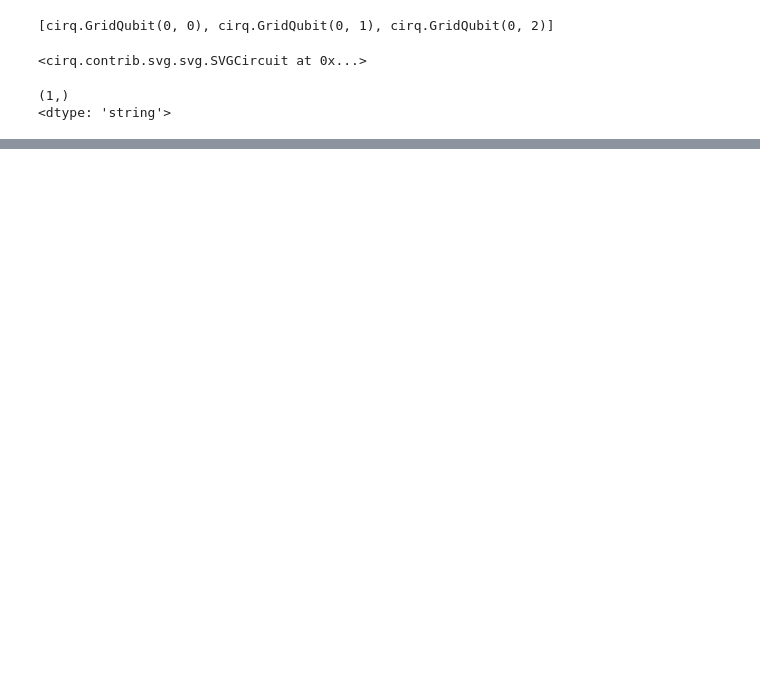
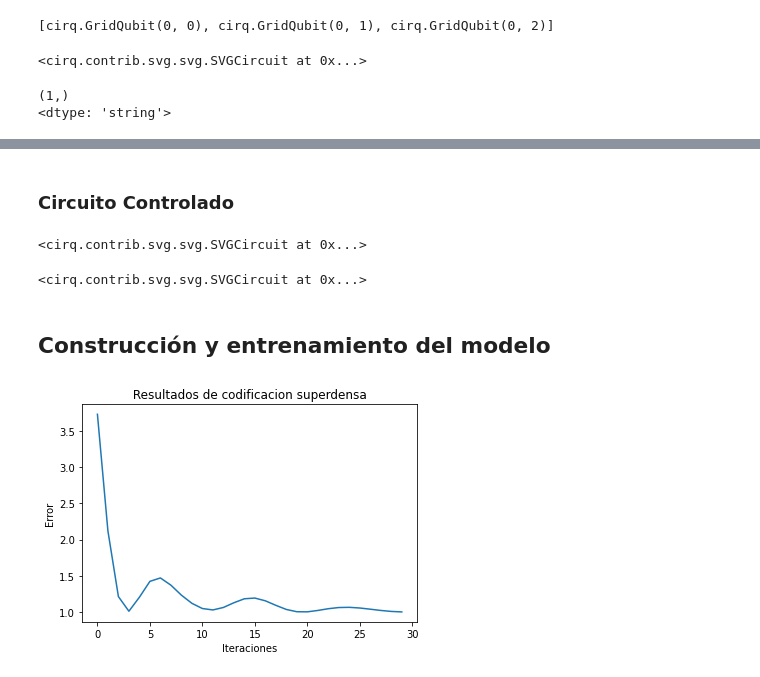
Before and after one commit to GPatiA2/ProyectoAPCC, a Jupyter notebook: Proyecto APCC.ipynb, the cells around one changed output, grey strips where cells are left out. Cells and saved outputs as stored; diff of their text form; code cells hidden in the pictures; blank space fills up the shorter version.

```diff
--- a/Proyecto APCC.ipynb
+++ b/Proyecto APCC.ipynb
@@ -324,6 +387,6 @@ print(valores_ruido)
 # %%
 ctr_params = sp.symbols('v0 , v1')
-c2, qubits = prodTelepRyC(0.3, 0.3, ctr_params)
+c2, qubits, circuitos = prodTelepRyC(np.pi,np.pi, ctr_params)
 print(qubits)
 SVGCircuit(c2)
 # %% [output]
@@ -354,0 +436,16 @@ tf.Tensor(
+# %% [markdown]
+### Circuito Controlado
+# %%
+ctr_params = sp.symbols('v0 , v1')
+c3, qubits3, partes = prodCodifDensaRyC(np.pi/2 , np.pi/2 , ctr_params, 1, 1)
+entrada = partes[0]
+controlado = partes[1]
+SVGCircuit(entrada)
+# %% [output]
+<cirq.contrib.svg.svg.SVGCircuit at 0x...>
+# %%
+SVGCircuit(controlado)
+# %% [output]
+<cirq.contrib.svg.svg.SVGCircuit at 0x...>
+# %% [markdown]
+## Construcción y entrenamiento del modelo
@@ -354,0 +505,4 @@ tf.Tensor(
+# %%
+construirModeloCSD()
+# %% [output]
+[figure, added]
```
Also changed, not shown: parts of 11 cells of this notebook.
